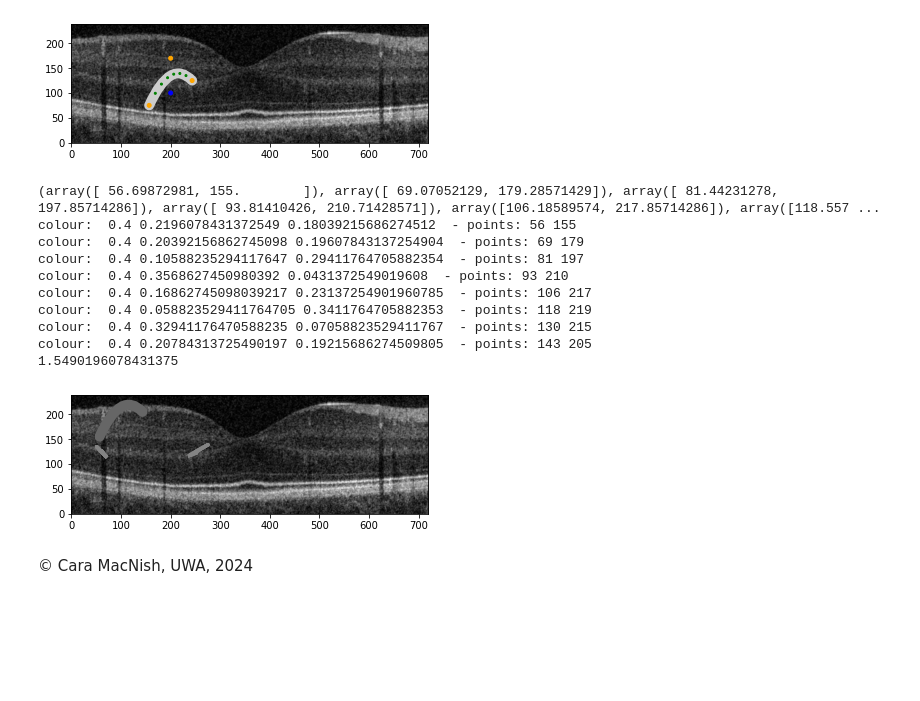
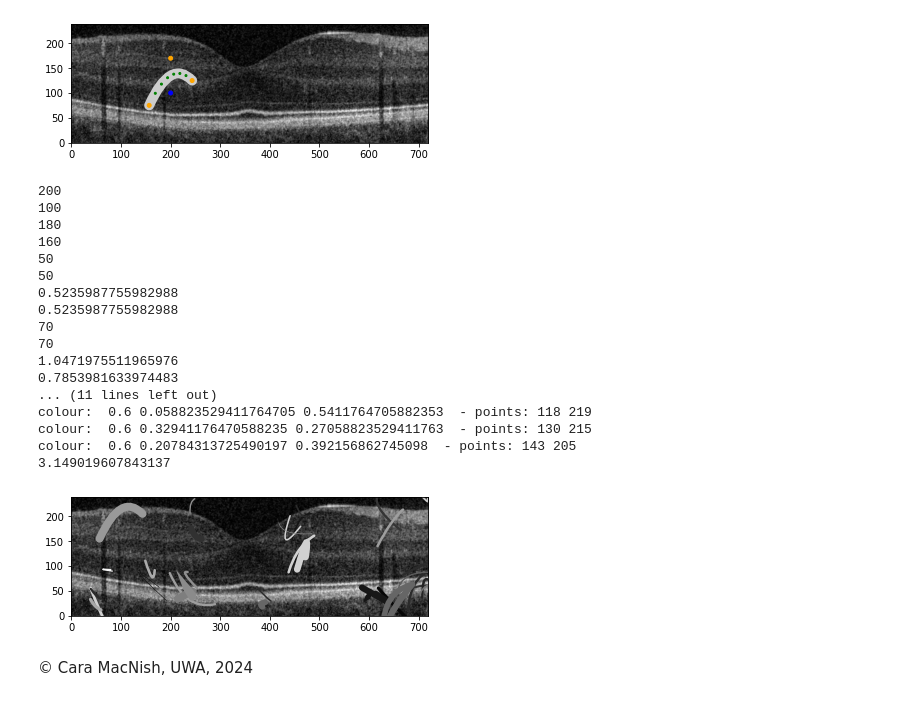
Before and after one commit to liannelong/CITS4404_Project, a Jupyter notebook: CamoWorms/CamoWorms.ipynb, the cells around one changed output. Cells and saved outputs as stored; diff of their text form; code cells hidden in the pictures; blank space fills up the shorter version.

Commit message:
Added mutation method + fixed crossover method
Crossover decides which parent params goes to which offspring
Mutation randomly selects which param gets changed

```diff
--- a/CamoWorms/CamoWorms.ipynb
+++ b/CamoWorms/CamoWorms.ipynb
@@ -313,44 +326,66 @@ class GeneticAlgorithm:
         return population
 # %%
 # Define parameters for the Genetic Algorithm
-population_size = 10
-mutation_rate = 0.1
+population_size = 40 # Number of worms in the population ---- to be adjusted
+crossover_rate = 0.5 # Probability of crossover
+mutation_rate = 0.1 # Probability of mutation`
+
 # Define weights --- to be adjusted/required?
 weights = {'coverage': 1, 'smoothness': 1, 'detail': 1, 'color': 1, 'efficiency': 1}
 
 # Create an instance of the GeneticAlgorithm class
-genetic_algorithm = GeneticAlgorithm(image, population_size, mutation_rate, weights)
+genetic_algorithm = GeneticAlgorithm(image, population_size, crossover_rate, mutation_rate, weights)
 
 # Define initial parameters for the worms
 init_params = (40, 30, 1)  # Example parameters, adjust as needed
 
 # Define the maximum number of generations
 max_generations = 10
 clew = genetic_algorithm.run(max_generations, init_params)
 
 # Display the optimized population of worms
 drawing = Drawing(image)
 for worm in clew:
     drawing.add_worms(worm)
 
+
+# ~~~~~~~~~~~~~~~~~~~~~~~~~~~~~~~~~~~~~~~~~~~~~~~~~~~~~~~~~~~~~~~~~~~~
+# Testing cost function for a single worm
 worm_test = Camo_Worm(100, 180, 50, np.pi/6, 70, np.pi/3, 10, 0.4)
+worm_test2 = Camo_Worm(200, 160, 50, np.pi/6, 70, np.pi/4, 8, 0.6)
+test = ['x', 'y', 'r', 'theta', 'dr', 'dgamma', 'width', 'colour']
+for t in test:
+    if random.choice([True, False]):
+        temp = getattr(worm_test, t)
+        setattr(worm_test, t, getattr(worm_test2, t))
+        setattr(worm_test2, t, temp)
+    print(getattr(worm_test, t))
+    print(getattr(worm_test2, t))
+print(worm_test)
 cost = CostFunction(image, weights)
 c_c = cost.evaluate(worm_test)
 print(c_c)
 drawing.add_worms(worm_test)
 
 drawing.show()
 # %% [output]
-(array([ 56.69872981, 155.        ]), array([ 69.07052129, 179.28571429]), array([ 81.44231278, 197.85714286]), array([ 93.81410426, 210.71428571]), array([106.18589574, 217.85714286]), array([118.557 ...
-colour:  0.4 0.2196078431372549 0.18039215686274512  - points: 56 155
-colour:  0.4 0.20392156862745098 0.19607843137254904  - points: 69 179
-colour:  0.4 0.10588235294117647 0.29411764705882354  - points: 81 197
-colour:  0.4 0.3568627450980392 0.0431372549019608  - points: 93 210
-colour:  0.4 0.16862745098039217 0.23137254901960785  - points: 106 217
-colour:  0.4 0.058823529411764705 0.3411764705882353  - points: 118 219
-colour:  0.4 0.32941176470588235 0.07058823529411767  - points: 130 215
-colour:  0.4 0.20784313725490197 0.19215686274509805  - points: 143 205
-1.5490196078431375
+200
+100
+180
+160
+50
+50
+0.5235987755982988
+0.5235987755982988
+70
+70
+1.0471975511965976
+0.7853981633974483
+... (11 lines left out)
+colour:  0.6 0.058823529411764705 0.5411764705882353  - points: 118 219
+colour:  0.6 0.32941176470588235 0.27058823529411763  - points: 130 215
+colour:  0.6 0.20784313725490197 0.392156862745098  - points: 143 205
+3.149019607843137
-[figure, old version]
+[figure, new version]
 # %% [markdown]
 &copy; Cara MacNish, UWA, 2024
```
Also changed, not shown: parts of 2 cells of this notebook.
